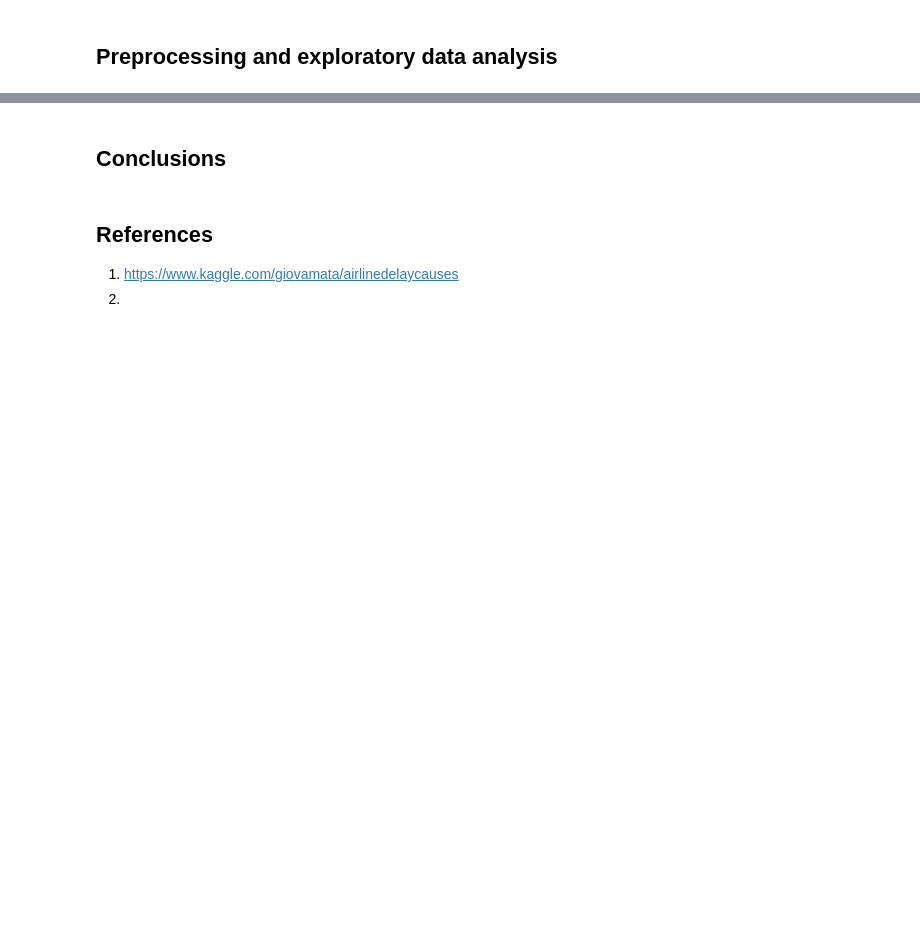
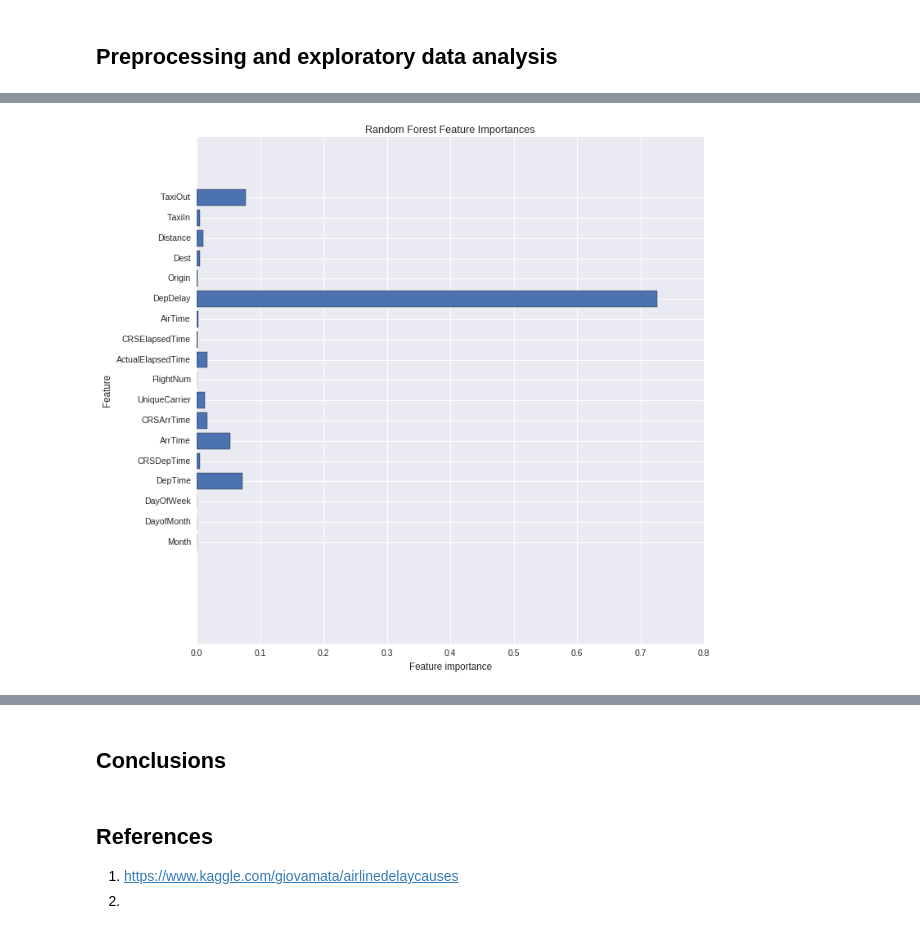
Before and after one commit to 315iah515/Thinkful-Notebooks, a Jupyter notebook: Bootcamp/SupportVectorMachines/Lesson5/AirlineDelays.ipynb, the cells around one changed output, grey strips where cells are left out. Saved outputs shown, nothing was run; the diff lists cells and outputs as text; code cells hidden in the pictures; blank space fills up the shorter version.

```diff
--- a/Bootcamp/SupportVectorMachines/Lesson5/AirlineDelays.ipynb
+++ b/Bootcamp/SupportVectorMachines/Lesson5/AirlineDelays.ipynb
@@ -87,12 +91,6 @@ print("%s\n" % (flights.isnull().sum()))
 
 # Lets ensure that all columns are of the expected type object and int (or float)
 print("\n%s\n" % (flights.dtypes))
-
-# Since we are interested if a flight was delayed and not the
-# reason why  we will create a new column called delayed and
-# an observation will only be considered delayed if the delay in minutes surpasses 10.
-flights['Delayed'] = np.where(((flights.CarrierDelay > 10) | (flights.WeatherDelay > 10) | (flights.NASDelay > 10)\
-                               | (flights.SecurityDelay > 10) | (flights.LateAircraftDelay > 10) ), 1, 0)
 # %% [output]
 Unnamed: 0                0
 Year                      0
@@ -113,0 +163,7 @@ dtype: object
+# %%
+# Now we will perform a rigorous approach of removing those features with zero variance.
+selector = VarianceThreshold()
+selector.fit(flights, flights.ArrDelay)
+flights = flights.loc[:, selector.get_support()]
+print('After removing those features that have zero variance, we have %d features' % (flights.shape[1]))
+flights.head()
@@ -113,0 +178,25 @@ dtype: object
+# %%
+def plot_feature_importances(model, data, title):
+    n_features = data.shape[1]
+    plt.figure(figsize=(800/my_dpi, 800/my_dpi), dpi=my_dpi)
+    plt.barh(range(n_features), model.feature_importances_, align='center')
+    plt.yticks(np.arange(n_features), data.columns)
+    plt.xlabel("Feature importance")
+    plt.ylabel("Feature")
+    plt.title(title)
+
+
+X = flights.drop('ArrDelay', axis=1)
+y = flights.ArrDelay
+
+rfc = ensemble.RandomForestClassifier(
+    n_estimators=16,
+    max_depth=3
+)
+
+
+rfc.fit(X, y)
+#print("\nAccuracy: {:.3f}".format(rfc.score(X, y)))
+plot_feature_importances(rfc, X, "Random Forest Feature Importances")
+# %% [output]
+[figure, added]
```
Also changed, not shown: parts of 14 cells of this notebook.
